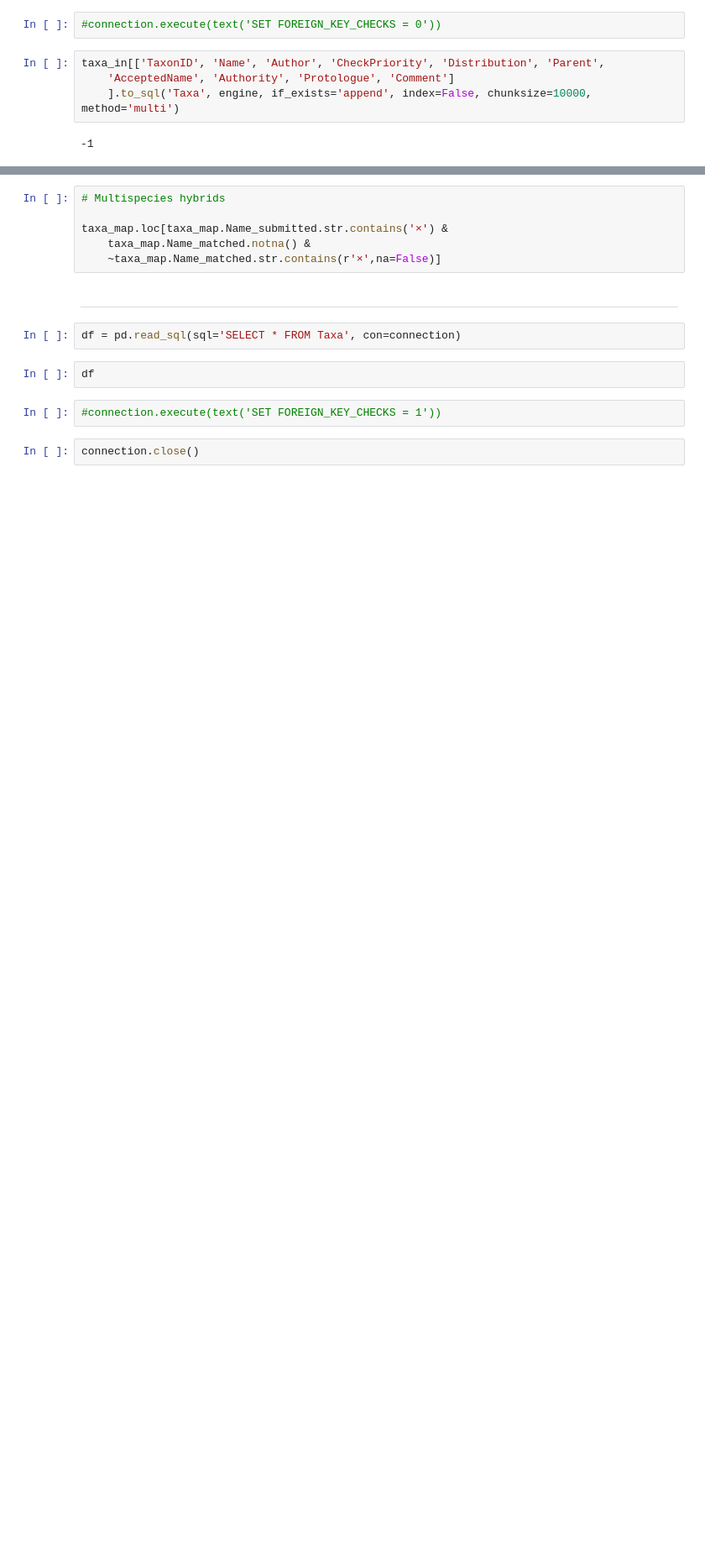
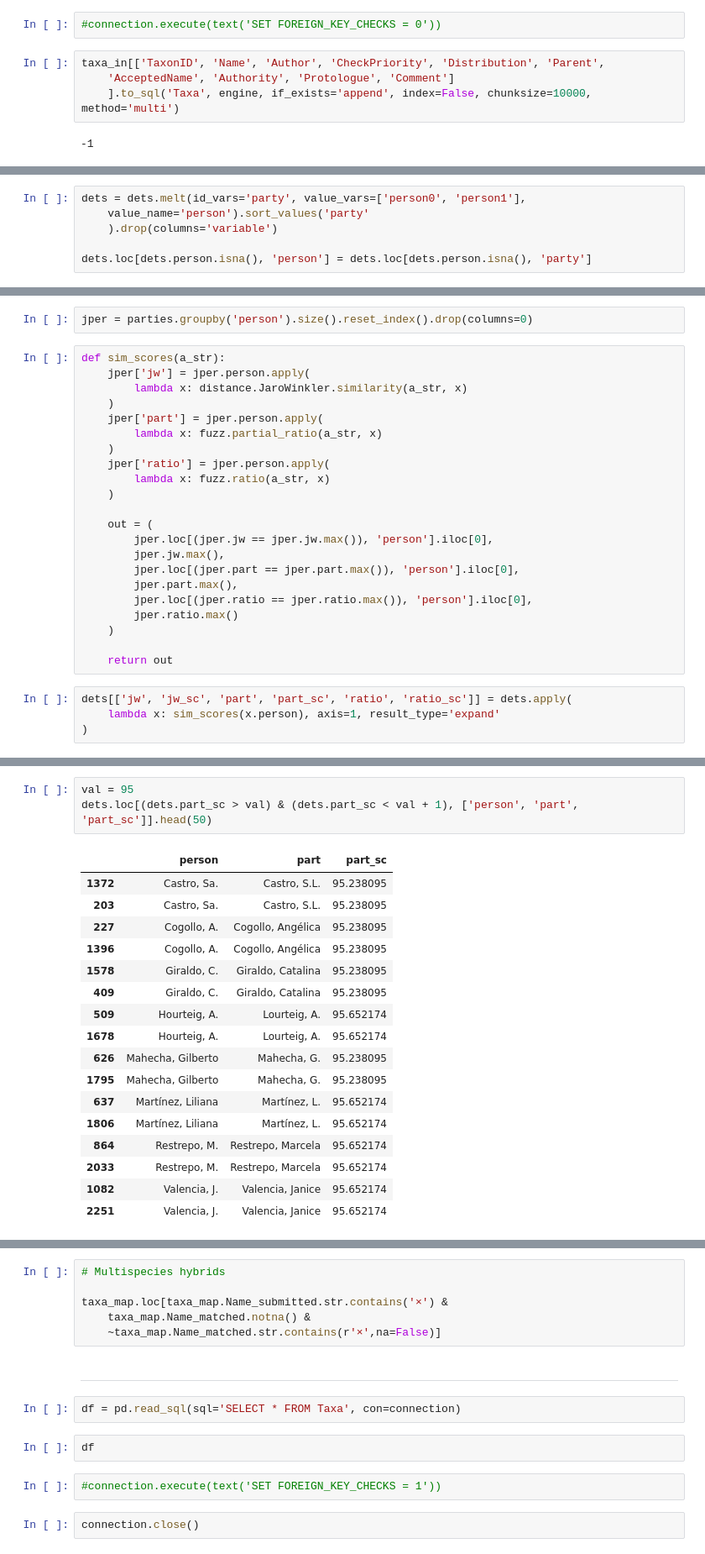
Before and after one commit to nrsalinas/db-conservacion-in-situ, a Jupyter notebook: migracion-dev.ipynb, the cells around one changed output, grey strips where cells are left out. Shown at 84% size. Drawn from its saved outputs; the diff is of its cells as text; blank space fills up the shorter version.

```diff
--- a/migracion-dev.ipynb
+++ b/migracion-dev.ipynb
@@ -497,0 +539,6 @@ taxa_in[['TaxonID', 'Name', 'Author', 'CheckPriority', 'Distribution', 'Parent',
+# %%
+dets = dets.melt(id_vars='party', value_vars=['person0', 'person1'],
+	value_name='person').sort_values('party'
+	).drop(columns='variable')
+
+dets.loc[dets.person.isna(), 'person'] = dets.loc[dets.person.isna(), 'party']
@@ -497,0 +553,28 @@ taxa_in[['TaxonID', 'Name', 'Author', 'CheckPriority', 'Distribution', 'Parent',
+# %%
+jper = parties.groupby('person').size().reset_index().drop(columns=0)
+# %%
+def sim_scores(a_str):
+	jper['jw'] = jper.person.apply(
+		lambda x: distance.JaroWinkler.similarity(a_str, x)
+	)
+	jper['part'] = jper.person.apply(
+		lambda x: fuzz.partial_ratio(a_str, x)
+	)
+	jper['ratio'] = jper.person.apply(
+		lambda x: fuzz.ratio(a_str, x)
+	)
+
+	out = (
+		jper.loc[(jper.jw == jper.jw.max()), 'person'].iloc[0],
+		jper.jw.max(),
+		jper.loc[(jper.part == jper.part.max()), 'person'].iloc[0],
+		jper.part.max(),
+		jper.loc[(jper.ratio == jper.ratio.max()), 'person'].iloc[0],
+		jper.ratio.max()
+	)
+
+	return out
+# %%
+dets[['jw', 'jw_sc', 'part', 'part_sc', 'ratio', 'ratio_sc']] = dets.apply(
+	lambda x: sim_scores(x.person), axis=1, result_type='expand'
+)
@@ -497,0 +588,21 @@ taxa_in[['TaxonID', 'Name', 'Author', 'CheckPriority', 'Distribution', 'Parent',
+# %%
+val = 95
+dets.loc[(dets.part_sc > val) & (dets.part_sc < val + 1), ['person', 'part', 'part_sc']].head(50)
+# %% [output]
+|  | person | part | part_sc |
+| 1372 | Castro, Sa. | Castro, S.L. | 95.238095 |
+| 203 | Castro, Sa. | Castro, S.L. | 95.238095 |
+| 227 | Cogollo, A. | Cogollo, Angélica | 95.238095 |
+| 1396 | Cogollo, A. | Cogollo, Angélica | 95.238095 |
+| 1578 | Giraldo, C. | Giraldo, Catalina | 95.238095 |
+| 409 | Giraldo, C. | Giraldo, Catalina | 95.238095 |
+| 509 | Hourteig, A. | Lourteig, A. | 95.652174 |
+| 1678 | Hourteig, A. | Lourteig, A. | 95.652174 |
+| 626 | Mahecha, Gilberto | Mahecha, G. | 95.238095 |
+| 1795 | Mahecha, Gilberto | Mahecha, G. | 95.238095 |
+| 637 | Martínez, Liliana | Martínez, L. | 95.652174 |
+| 1806 | Martínez, Liliana | Martínez, L. | 95.652174 |
+| 864 | Restrepo, M. | Restrepo, Marcela | 95.652174 |
+| 2033 | Restrepo, M. | Restrepo, Marcela | 95.652174 |
+| 1082 | Valencia, J. | Valencia, Janice | 95.652174 |
+| 2251 | Valencia, J. | Valencia, Janice | 95.652174 |
```
Also changed, not shown: parts of 21 cells of this notebook, 1 other file.
